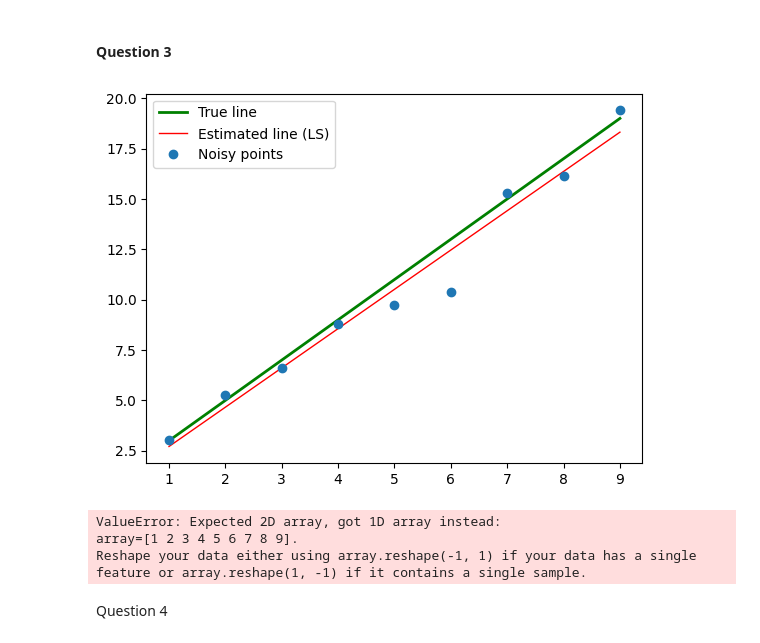
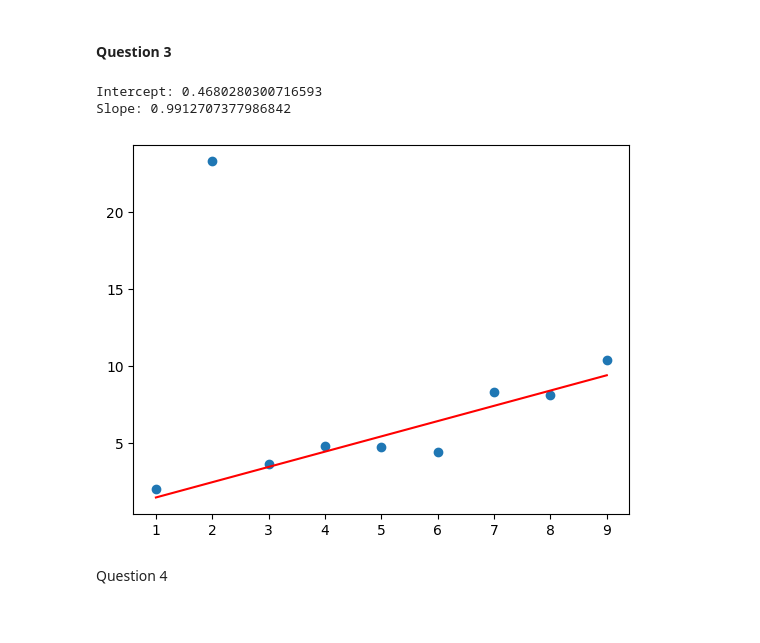
Before and after one commit to Abs-30/ImageProcessingAssignment, a Jupyter notebook: AssignmentFitting/0108_a07.ipynb, the cells around one changed output. Drawn from its saved outputs; the diff is of its cells as text; code cells hidden in the pictures.

```diff
--- a/AssignmentFitting/0108_a07.ipynb
+++ b/AssignmentFitting/0108_a07.ipynb
@@ -88,43 +88,41 @@ while i < 10:
 The estimated line gets close to the true line as the values of **m** and **c** varies
 # %% [markdown]
 #### Question 3
-# %%
-
-
-# Least-squares line fitting
-import numpy as np
-import matplotlib.pyplot as plt
-from sklearn import linear_model, datasets
-
-# Genrating the true line y = m*x + c
-m = 2 # gradient
-c = 1 # intercept
-x = np.arange(1,10, 1)
-np.random.seed(45)
-no = np.random.randn(len(x)) #Noise
-o = np.zeros(x.shape)
-
-# o[1] = 20 #outliers
-
-y = m*x + c + no + o
-
-n = len(x)
-
-X = np.concatenate([x.reshape(n,1), np.ones((n, 1))], axis=1)
-B = np.linalg.pinv(X.T @ X) @ X.T @ y
-mstar = B[0]
-cstar = B[1]
-
-plt.plot([x[0], x[-1]], [m*x[0] + c, m*x[-1] + c], color='g', linewidth=2, label=r'True line')
-plt.plot([x[0], x[-1]], [mstar*x[0] + cstar, mstar*x[-1] + cstar], color='r', linewidth=1, label=r'Estimated line (LS)')
-plt.plot(x,y, 'o', label='Noisy points')
-plt.legend(loc='best')
-plt.show()
-# %% [output]
-[figure, removed]
-ValueError: Expected 2D array, got 1D array instead:
-array=[1 2 3 4 5 6 7 8 9].
-Reshape your data either using array.reshape(-1, 1) if your data has a single feature or array.reshape(1, -1) if it contains a single sample.
+# %%
+from sklearn.linear_model import RANSACRegressor
+import numpy as np
+import matplotlib.pyplot as plt
+
+c = 1 # intercept
+x = np.arange(1,10, 1)
+np.random.seed(45)
+no = np.random.randn(len(x)) #Noise
+o = np.zeros(x.shape)
+o[1] = 20 #outliers
+
+X = x[:, np.newaxis] # Convert x to a 2D array
+y = c + x + no + o # Generate the response variable
+
+ransac = RANSACRegressor()
+ransac.fit(X, y)
+
+print("Intercept:", ransac.estimator_.intercept_)
+print("Slope:", ransac.estimator_.coef_[0])
+
+# Generate a set of x values over the range of the data
+x_fit = np.linspace(x.min(), x.max(), 100)[:, np.newaxis]
+
+# Use RANSAC to predict y values for the x_fit values
+y_fit = ransac.predict(x_fit)
+
+# Plot the original data and the RANSAC line
+plt.scatter(x, y)
+plt.plot(x_fit, y_fit, color='r')
+plt.show()
+# %% [output]
+Intercept: 0.4680280300716593
+Slope: 0.9912707377986842
+[figure, added]
 # %% [markdown]
 Question 4
 # %%
```
Also changed, not shown: parts of 3 cells of this notebook, 1 other file.
